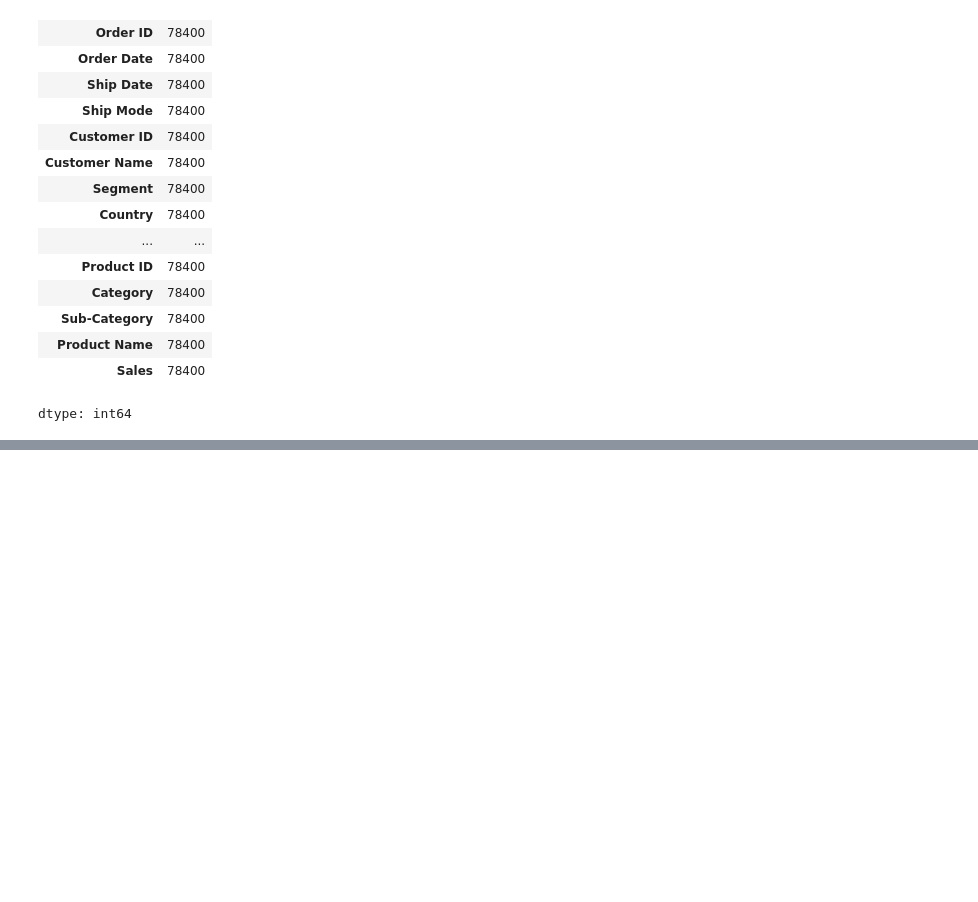
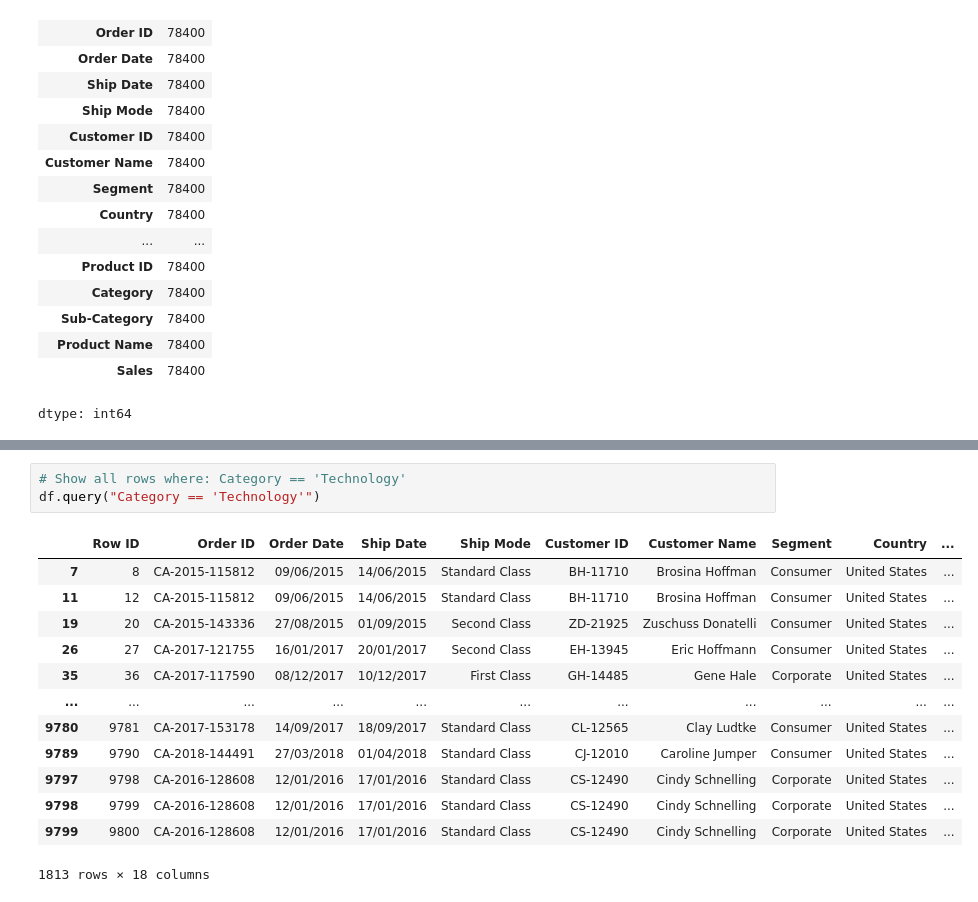
Before and after one commit to ranjanvrma/retail-sales-analytics, a Jupyter notebook: notebooks/01_data_understanding.ipynb, the cells around one changed output, grey strips where cells are left out. Saved outputs shown, nothing was run; the diff lists cells and outputs as text; blank space fills up the shorter version.

```diff
--- a/notebooks/01_data_understanding.ipynb
+++ b/notebooks/01_data_understanding.ipynb
@@ -100,0 +330,17 @@ dtype: int64
+# %%
+# Show all rows where: Category == 'Technology'
+df.query("Category == 'Technology'")
+# %% [output]
+|  | Row ID | Order ID | Order Date | Ship Date | Ship Mode | Customer ID | Customer Name | Segment | Country | ... |
+| 7 | 8 | CA-2015-115812 | 09/06/2015 | 14/06/2015 | Standard Class | BH-11710 | Brosina Hoffman | Consumer | United States | ... |
+| 11 | 12 | CA-2015-115812 | 09/06/2015 | 14/06/2015 | Standard Class | BH-11710 | Brosina Hoffman | Consumer | United States | ... |
+| 19 | 20 | CA-2015-143336 | 27/08/2015 | 01/09/2015 | Second Class | ZD-21925 | Zuschuss Donatelli | Consumer | United States | ... |
+| 26 | 27 | CA-2017-121755 | 16/01/2017 | 20/01/2017 | Second Class | EH-13945 | Eric Hoffmann | Consumer | United States | ... |
+| 35 | 36 | CA-2017-117590 | 08/12/2017 | 10/12/2017 | First Class | GH-14485 | Gene Hale | Corporate | United States | ... |
+| ... | ... | ... | ... | ... | ... | ... | ... | ... | ... | ... |
+| 9780 | 9781 | CA-2017-153178 | 14/09/2017 | 18/09/2017 | Standard Class | CL-12565 | Clay Ludtke | Consumer | United States | ... |
+| 9789 | 9790 | CA-2018-144491 | 27/03/2018 | 01/04/2018 | Standard Class | CJ-12010 | Caroline Jumper | Consumer | United States | ... |
+| 9797 | 9798 | CA-2016-128608 | 12/01/2016 | 17/01/2016 | Standard Class | CS-12490 | Cindy Schnelling | Corporate | United States | ... |
+| 9798 | 9799 | CA-2016-128608 | 12/01/2016 | 17/01/2016 | Standard Class | CS-12490 | Cindy Schnelling | Corporate | United States | ... |
+| 9799 | 9800 | CA-2016-128608 | 12/01/2016 | 17/01/2016 | Standard Class | CS-12490 | Cindy Schnelling | Corporate | United States | ... |
+1813 rows × 18 columns
```
Also changed, not shown: parts of 30 cells of this notebook.
